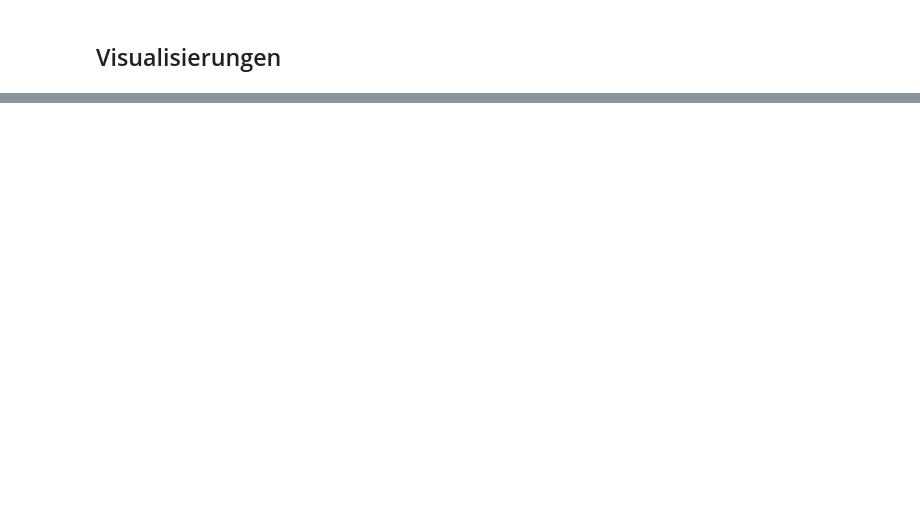
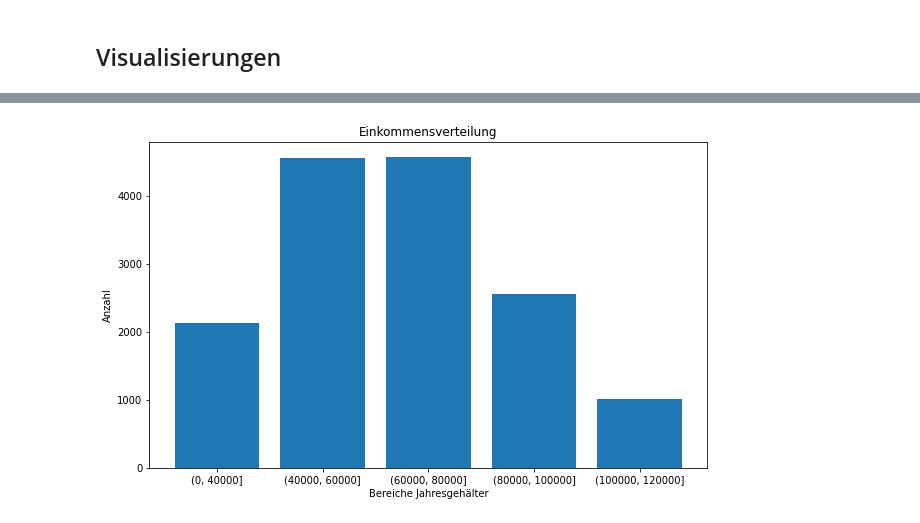
Before and after one commit to alexblang/crm, a Jupyter notebook: aufgabe_1_overview.ipynb, the cells around one changed output, grey strips where cells are left out. Saved outputs shown, nothing was run; the diff lists cells and outputs as text; code cells hidden in the pictures; blank space fills up the shorter version.

```diff
--- a/aufgabe_1_overview.ipynb
+++ b/aufgabe_1_overview.ipynb
@@ -383,0 +533,24 @@ KeyboardInterrupt:
+# %%
+plt.figure(figsize=(10, 6))
+
+# Definiere die Einkommensbereiche
+income_ranges = [0, 40000, 60000, 80000, 100000, 120000]
+
+# Erstelle die Einkommensbereichs-Spalte im customers_data DataFrame
+customers_data['income_range'] = pd.cut(customers_data['income'], bins=income_ranges)
+
+# Zähle die Anzahl der Kunden in jedem Einkommensbereich
+income_counts = customers_data['income_range'].value_counts().sort_index()
+
+# Erstelle das Balkendiagramm
+plt.bar(income_counts.index.astype(str), income_counts.values)
+
+# Beschrifte die Achsen und den Titel
+plt.xlabel('Bereiche Jahresgehälter')
+plt.ylabel('Anzahl')
+plt.title('Einkommensverteilung')
+
+# Zeige den Graphen an
+plt.show()
+# %% [output]
+[figure, added]
```
Also changed, not shown: parts of 21 cells of this notebook.
